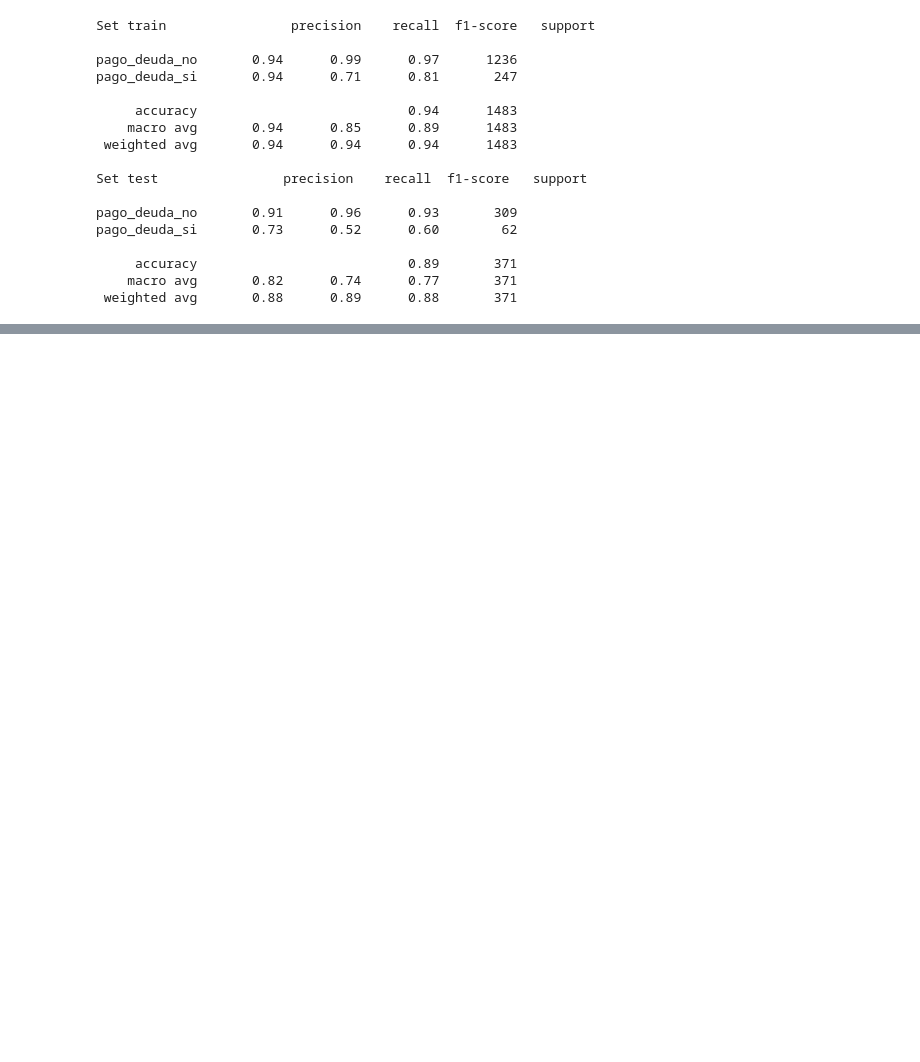
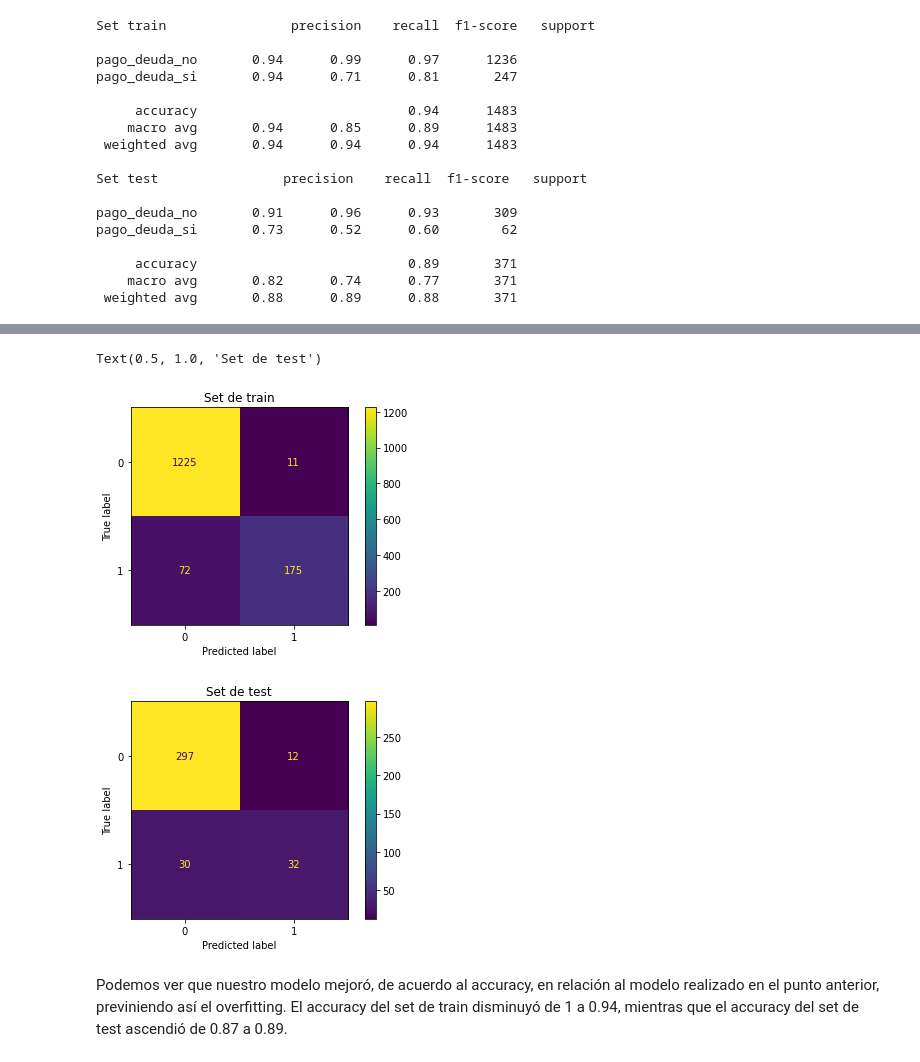
Before and after one commit to fnbellomo/DiploDatos2021, a Jupyter notebook: 03_IntroAprendizajeAutomatico/Aprendizaje_Autom_Lab_2.ipynb, the cells around one changed output, grey strips where cells are left out. Cells and saved outputs as stored; diff of their text form; code cells hidden in the pictures; blank space fills up the shorter version.

```diff
--- a/03_IntroAprendizajeAutomatico/Aprendizaje_Autom_Lab_2.ipynb
+++ b/03_IntroAprendizajeAutomatico/Aprendizaje_Autom_Lab_2.ipynb
@@ -569,0 +577,14 @@ Requirement already satisfied: graphviz in /usr/local/lib/python3.7/dist-package
+# %%
+# Obtenemos nuestras matrices de confusion para nuestros datos de train y de test:
+
+plot_confusion_matrix(best_tree_clf, X_train, y_train, values_format = '.0f')
+plt.title("Set de train")
+
+plot_confusion_matrix(best_tree_clf, X_test, y_test, values_format = '.0f')
+plt.title("Set de test")
+# %% [output]
+Text(0.5, 1.0, 'Set de test')
+[figure, added]
+[figure, added]
+# %% [markdown]
+Podemos ver que nuestro modelo mejoró, de acuerdo al accuracy, en relación al modelo realizado en el punto anterior, previniendo así el overfitting. El accuracy del set de train disminuyó de 1 a 0.94, mientras que el accuracy del set de test ascendió de 0.87 a 0.89.
```
Also changed, not shown: parts of 6 cells of this notebook.
